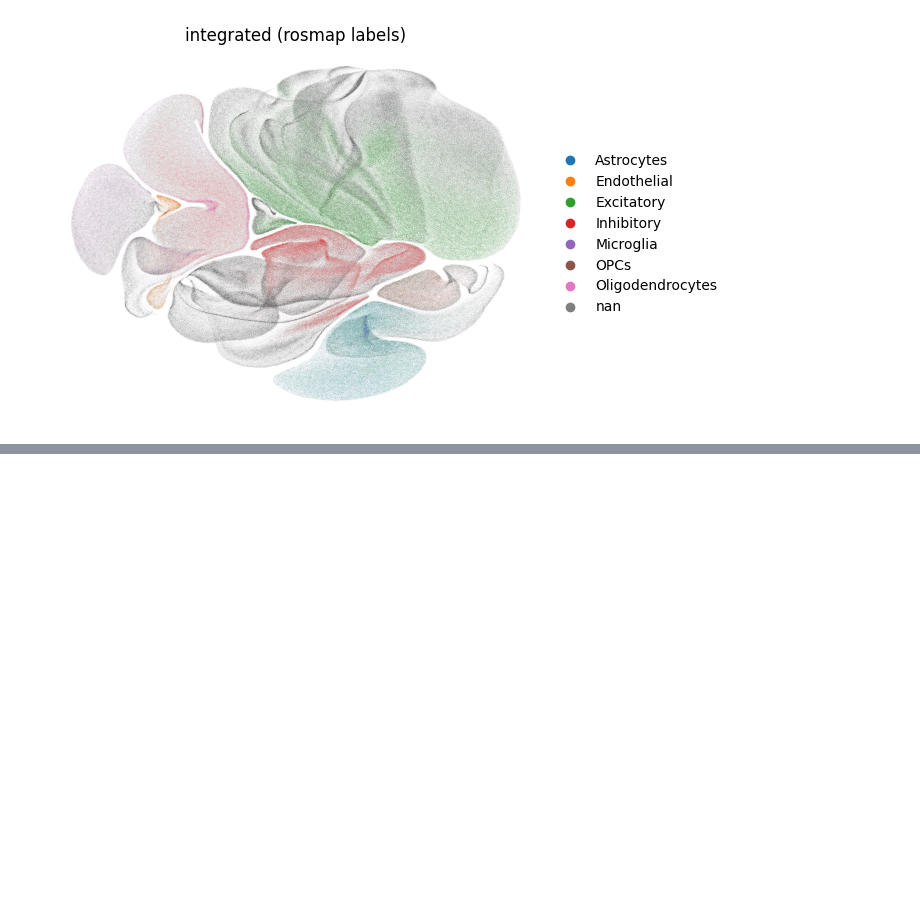
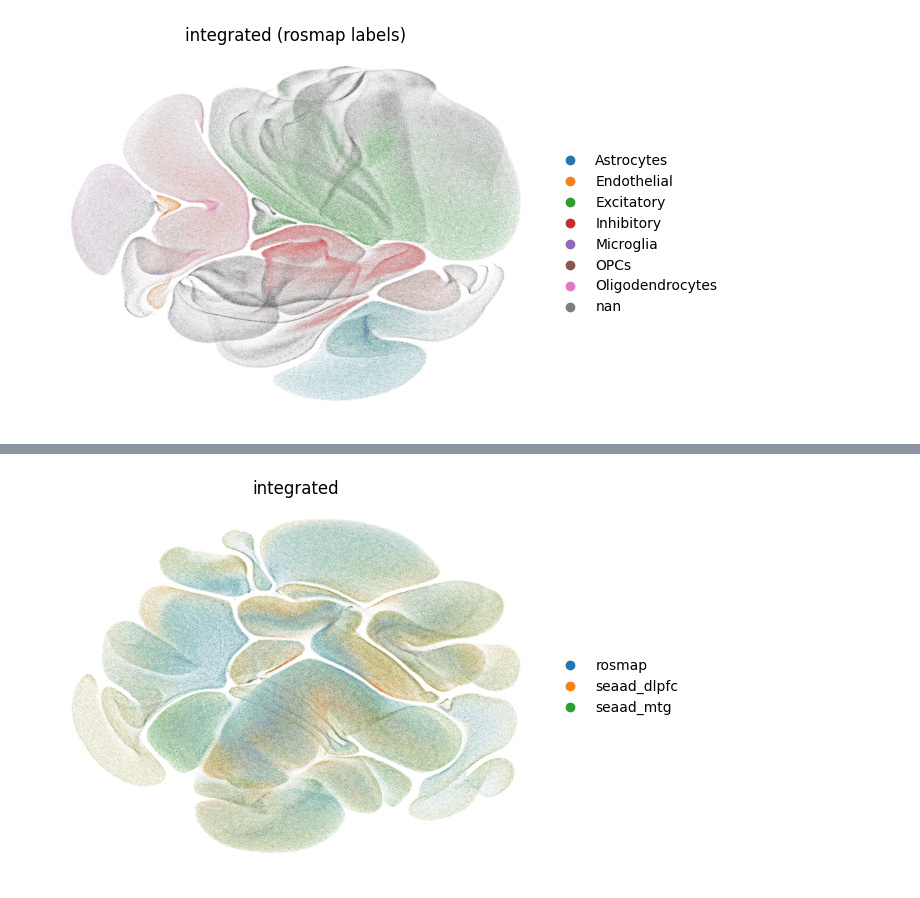
Before and after one commit to zzheng18/microglia, a Jupyter notebook: integration/results.ipynb, the cells around one changed output, grey strips where cells are left out. Drawn from its saved outputs; the diff is of its cells as text; code cells hidden in the pictures; blank space fills up the shorter version.

```diff
--- a/integration/results.ipynb
+++ b/integration/results.ipynb
@@ -145,3 +143,5 @@ sc.pl.umap(adata, color=["Subclass_aligned"], title = "integrated (seaad labels)
 sc.pl.umap(adata, color=["subset"], title = "integrated (rosmap labels)", ncols=1, frameon=False)
 # %% [output]
 [figure]
+# %%
+adata = sc.read_h5ad('/lustre/groups/ml01/projects/2024_microglia_zihe.zheng/integrated_data/seaad_rosmap_integrated_rna.h5ad')
@@ -147,0 +158,37 @@ sc.pl.umap(adata, color=["subset"], title = "integrated (rosmap labels)", ncols=
+# %%
+# align cell type labels
+subclass_to_broad = {
+    'L5 IT': 'Excitatory',
+    'L6 IT': 'Excitatory',
+    'Pvalb': 'Inhibitory',
+    'Microglia-PVM': 'Microglia',
+    'Astrocyte': 'Astrocytes',
+    'L4 IT': 'Excitatory',
+    'L2/3 IT': 'Excitatory',
+    'L5/6 NP': 'Excitatory',
+    'Sst': 'Inhibitory',
+    'Vip': 'Inhibitory',
+    'L6 IT Car3': 'Excitatory',
+    'Lamp5': 'Inhibitory',
+    'Oligodendrocyte': 'Oligodendrocytes',
+    'Lamp5 Lhx6': 'Inhibitory',
+    'L6 CT': 'Excitatory',
+    'Chandelier': 'Inhibitory',
+    'L6b': 'Excitatory',
+    'OPC': 'OPCs',
+    'Sncg': 'Inhibitory',
+    'Endothelial': 'Endothelial',
+    'Pax6': 'Inhibitory',
+    'VLMC': 'Endothelial',
+    'Sst Chodl': 'Inhibitory',
+    'L5 ET': 'Excitatory'
+}
+
+# Map to new column
+adata.obs['Subclass_aligned'] = adata.obs['Subclass'].map(subclass_to_broad)
+adata.obs["subset"] = adata.obs["subset"].cat.rename_categories({"CUX2+": "Excitatory"})
+adata.obs['Subclass_aligned'] = adata.obs['Subclass_aligned'].fillna(adata.obs['subset'])
+# %%
+sc.pl.umap(adata, color=["batch"], title = "integrated", ncols=1, frameon=False)
+# %% [output]
+[figure, added]
```
Also changed, not shown: parts of 9 cells of this notebook, 32 other files.
